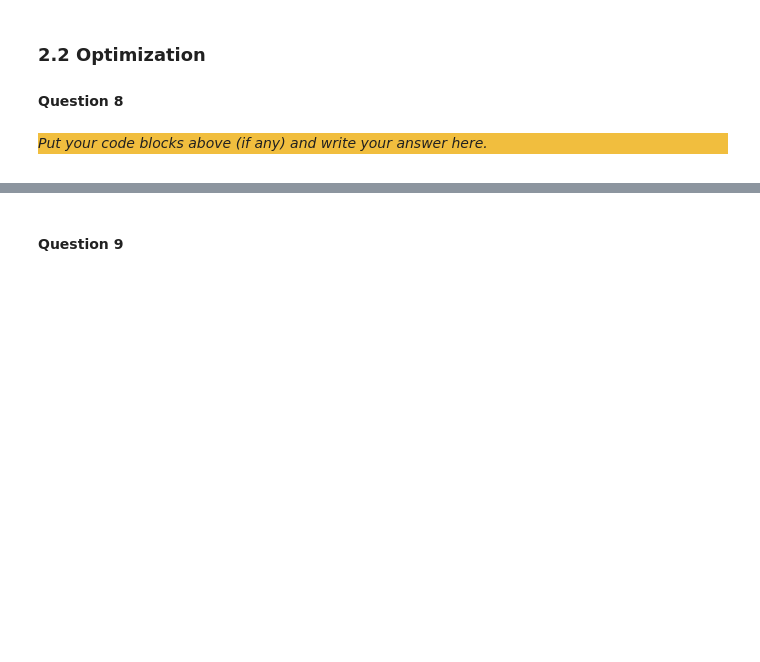
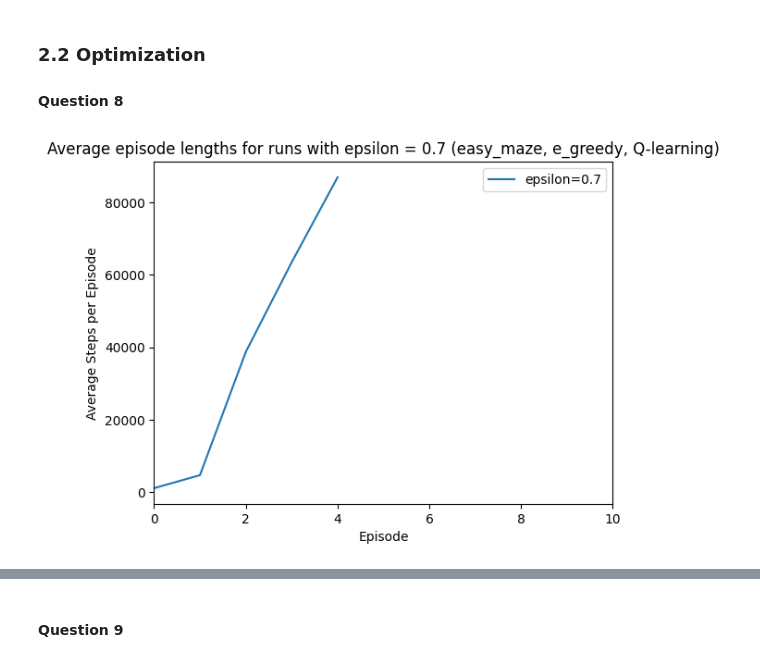
Before and after one commit to fusiatique/ci-assignments, a Jupyter notebook: assignment_3/src/Main.ipynb, the cells around one changed output, grey strips where cells are left out. Drawn from its saved outputs; the diff is of its cells as text; code cells hidden in the pictures; blank space fills up the shorter version.

```diff
--- a/assignment_3/src/Main.ipynb
+++ b/assignment_3/src/Main.ipynb
@@ -574,7 +560,30 @@ _Write your answer here._
 # %% [markdown]
 ### 2.2 Optimization
 #### Question 8
-# %% [markdown]
-<div style="background-color:#f1be3e">
-
-_Put your code blocks above (if any) and write your answer here._
+# %%
+# Used for plotting comparisons of different hyperparameters
+def plot_comparison(all_data_dict, title):
+    plt.figure()
+    for label, all_runs in all_data_dict.items():
+        max_len = max(len(run) for run in all_runs)
+        padded_runs = [run + [np.nan] * (max_len - len(run)) for run in all_runs]
+        padded_runs = np.array(padded_runs)
+        avg_lengths = np.nanmean(padded_runs, axis=0)
+        epochs = np.arange(len(avg_lengths))
+
+        plt.plot(epochs, avg_lengths, label=label)
+
+    plt.xlabel("Episode")
+    plt.ylabel("Average Steps per Episode")
+    plt.title(title)
+    # limit the range of the graph to ensure visibility
+    plt.legend()
+    plt.show()
+# %%
+# separate graph for epsilon = 0.7 to show divergence
+episilon_data = {}
+
+episilon_data[f"epsilon=0.7"] = run_multiple_q(easy_maze, early_stop=100000, strategy="e_greedy", eps=0.7)
+plot_comparison(episilon_data, "Average episode lengths for runs with epsilon = 0.7 (easy_maze, e_greedy, Q-learning)", max_episodes=10)
+# %% [output]
+[figure, added]
```
Also changed, not shown: parts of 37 cells of this notebook.
